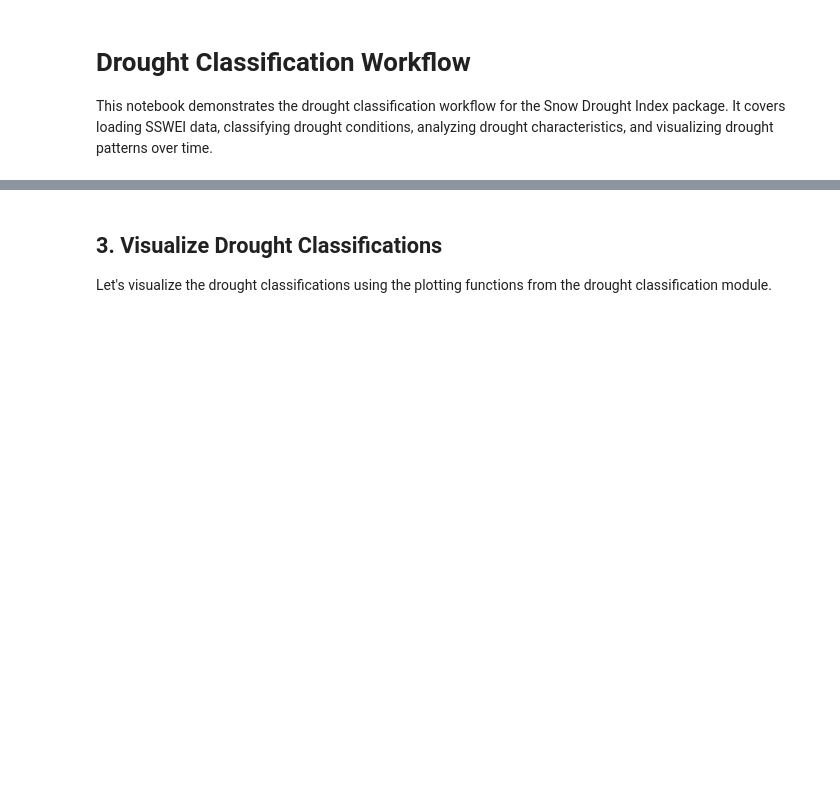
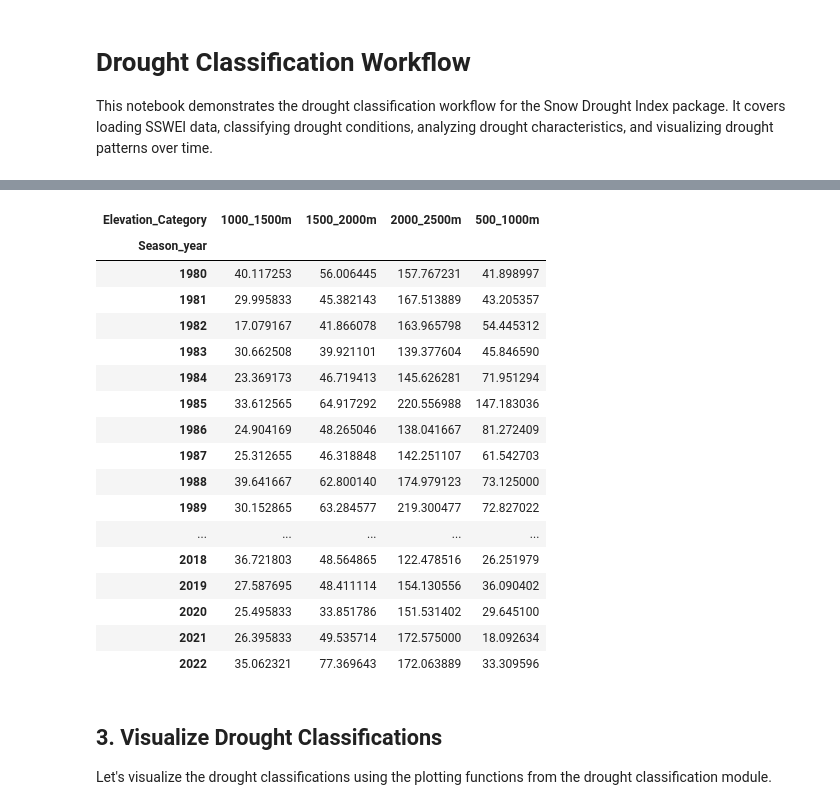
Before and after one commit to hasithajayamaha/snowdroughtindex-main, a Jupyter notebook: notebooks/workflows/2_Heldmyer_2024_ classification.ipynb, the cells around one changed output, grey strips where cells are left out. Saved outputs shown, nothing was run; the diff lists cells and outputs as text; code cells hidden in the pictures; blank space fills up the shorter version.

```diff
--- a/notebooks/workflows/2_Heldmyer_2024_ classification.ipynb
+++ b/notebooks/workflows/2_Heldmyer_2024_ classification.ipynb
@@ -19,6 +24,17 @@ First, we'll load the SSWEI data that was calculated in the SSWEI calculation wo
+# %%
+# Add project root to path
+project_root = Path.cwd().parent.parent
+sys.path.append(str(project_root))
+# %%
+# Paths for input and output data
+CaSR_path = project_root / 'data' / 'output_data' / 'modelled_data_snowdrought' / 'onset_to_peak_data.csv'
+peak_SWE_path = project_root / 'data' / 'output_data' / 'modelled_data_snowdrought' / 'peak_SWE_by_elev.csv'
+Bow_basin_path = project_root / 'data' / 'input_data' / 'Elevstion' / 'Bow_elevation_combined.shp'
+output_data = project_root / 'data' / 'output_data' / 'Heldmyer_method'
+output_plots = project_root / 'data' / 'output_plots' / 'Heldmyer_method'
 # %%
 # Load SSWEI data from CSV file
-sswei_data = pd.read_csv('../data/processed/sswei_results.csv')
+CaSR_data = pd.read_csv(CaSR_path)
 
 # Display the first few rows of the data
-sswei_data.head()
+CaSR_data.head()
@@ -50,0 +86,8 @@ comparison.head(10)
+# %%
+# Find peak SWE for each grid point and each season year
+CaSR_data['peak_SWE'] = CaSR_data.groupby(['Grid_id', 'Season_year'])['SWE'].transform('max')
+
+# keep only season year, grid point, elevation category and peak SWE columns
+CaSR_peak_SWE = CaSR_data[['Season_year', 'Grid_id', 'Elevation_Category', 'peak_SWE']].drop_duplicates()
+
+display(CaSR_peak_SWE.head())
@@ -51,3 +101,30 @@ comparison.head(10)
+# %%
+# get mean peak SWE for each elevation category and each season year
+mean_peak_SWE_by_elev = CaSR_peak_SWE.groupby(['Season_year', 'Elevation_Category'])['peak_SWE'].mean().reset_index()
+
+# pivot so that each elevation category is a column, indexed by season year
+mean_peak_SWE_by_elev = mean_peak_SWE_by_elev.pivot(index='Season_year', columns='Elevation_Category', values='peak_SWE')
+
+display(mean_peak_SWE_by_elev)
+# %% [output]
+| Elevation_Category | 1000_1500m | 1500_2000m | 2000_2500m | 500_1000m |
+| Season_year |  |  |  |  |
+| 1980 | 40.117253 | 56.006445 | 157.767231 | 41.898997 |
+| 1981 | 29.995833 | 45.382143 | 167.513889 | 43.205357 |
+| 1982 | 17.079167 | 41.866078 | 163.965798 | 54.445312 |
+| 1983 | 30.662508 | 39.921101 | 139.377604 | 45.846590 |
+| 1984 | 23.369173 | 46.719413 | 145.626281 | 71.951294 |
+| 1985 | 33.612565 | 64.917292 | 220.556988 | 147.183036 |
+| 1986 | 24.904169 | 48.265046 | 138.041667 | 81.272409 |
+| 1987 | 25.312655 | 46.318848 | 142.251107 | 61.542703 |
+| 1988 | 39.641667 | 62.800140 | 174.979123 | 73.125000 |
+| 1989 | 30.152865 | 63.284577 | 219.300477 | 72.827022 |
+| ... | ... | ... | ... | ... |
+| 2018 | 36.721803 | 48.564865 | 122.478516 | 26.251979 |
+| 2019 | 27.587695 | 48.411114 | 154.130556 | 36.090402 |
+| 2020 | 25.495833 | 33.851786 | 151.531402 | 29.645100 |
+| 2021 | 26.395833 | 49.535714 | 172.575000 | 18.092634 |
+| 2022 | 35.062321 | 77.369643 | 172.063889 | 33.309596 |
 # %% [markdown]
 ## 3. Visualize Drought Classifications
 
```
Also changed, not shown: parts of 11 cells of this notebook, 2 other files.
